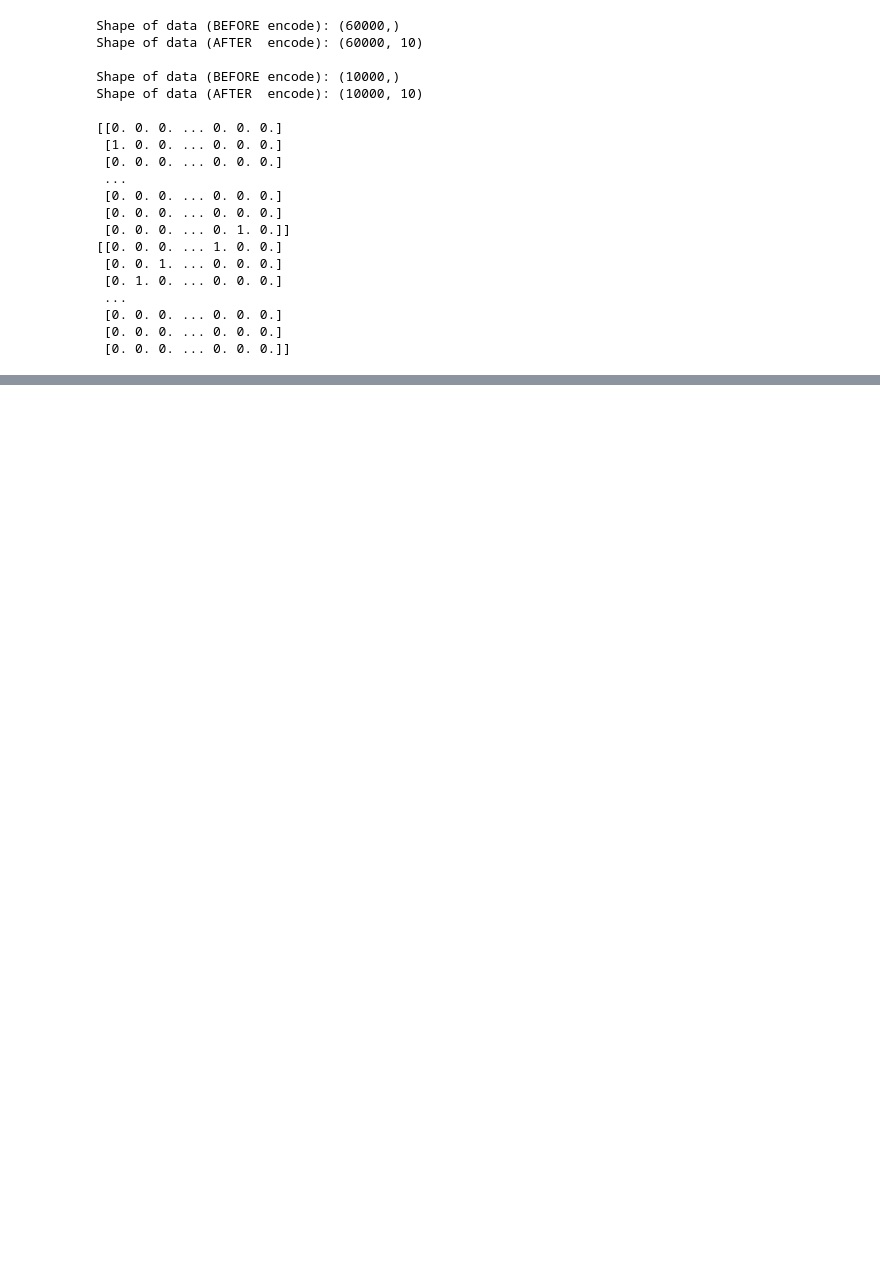
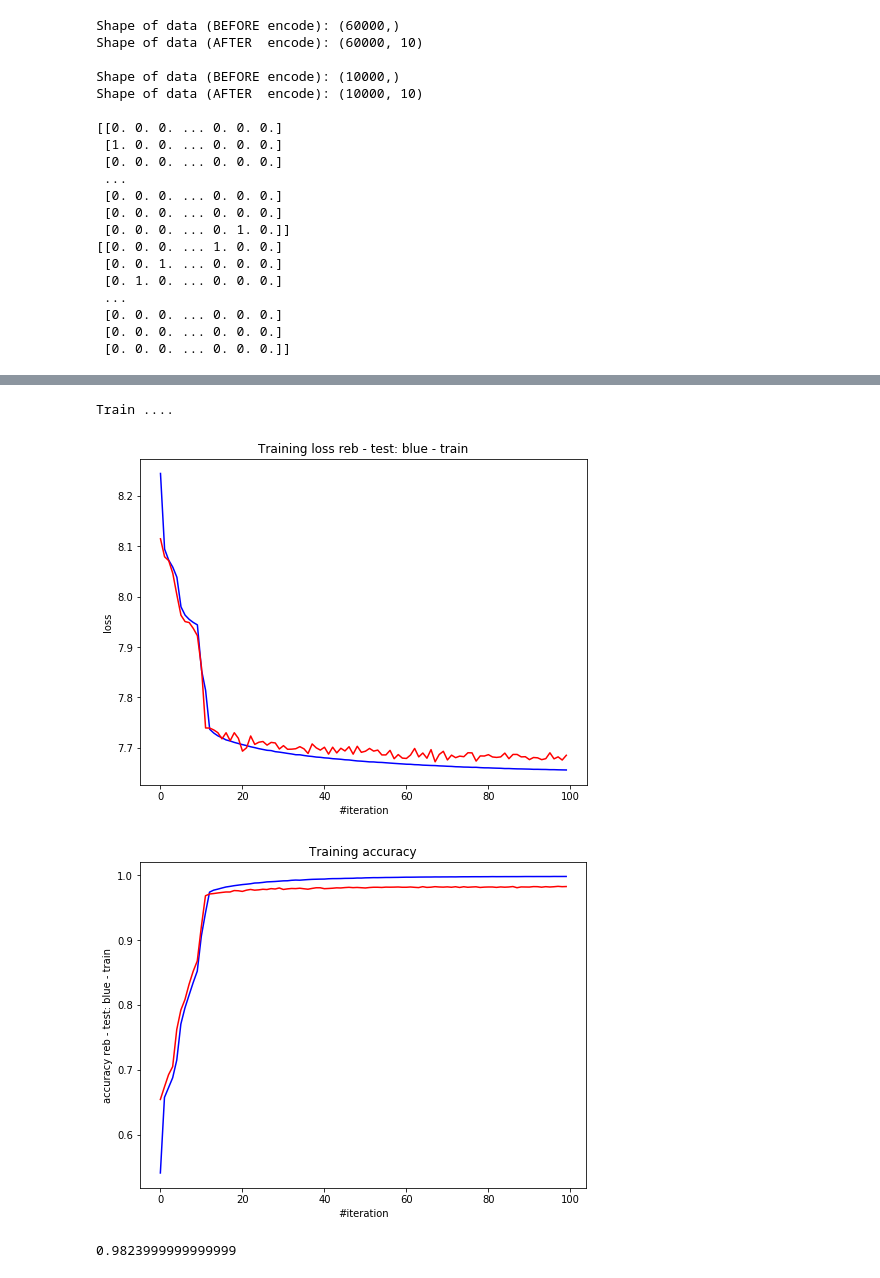
Before and after one commit to SKutukov/ML_experiments, a Jupyter notebook: MNIST.ipynb, the cells around one changed output, grey strips where cells are left out. Drawn from its saved outputs; the diff is of its cells as text; code cells hidden in the pictures; blank space fills up the shorter version.

```diff
--- a/MNIST.ipynb
+++ b/MNIST.ipynb
@@ -146,0 +232,10 @@ def train(net, X_train, y_train, isPrint=False):
+# %%
+print("Train ....")
+ac1 = train(net2, X_train, y_train, X_test, y_test, 100)
+print(ac1)
+test_acs.append(ac1)
+# %% [output]
+Train ....
+[figure, added]
+[figure, added]
+0.9823999999999999
```
Also changed, not shown: parts of 13 cells of this notebook, 2 other files.
